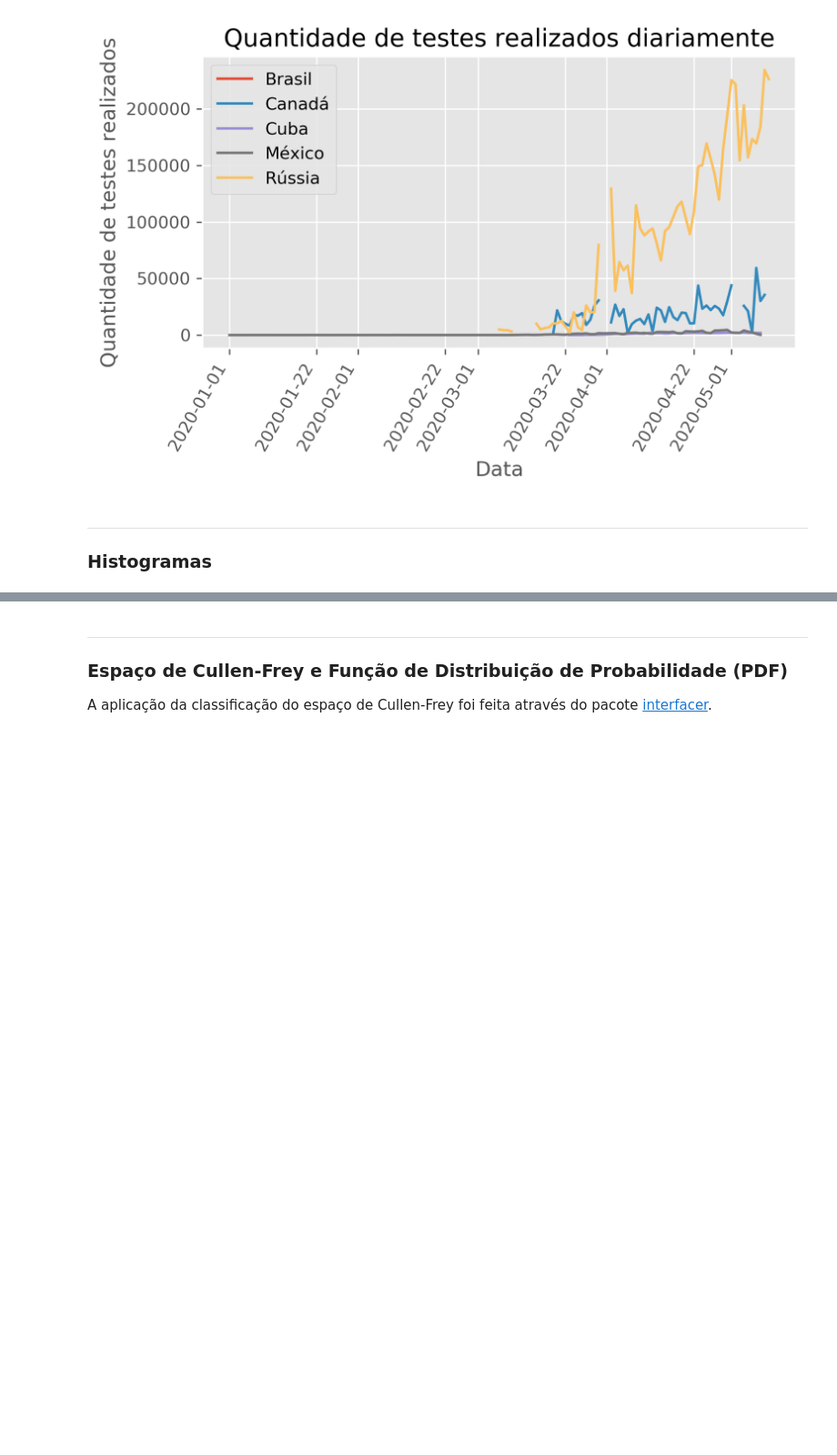
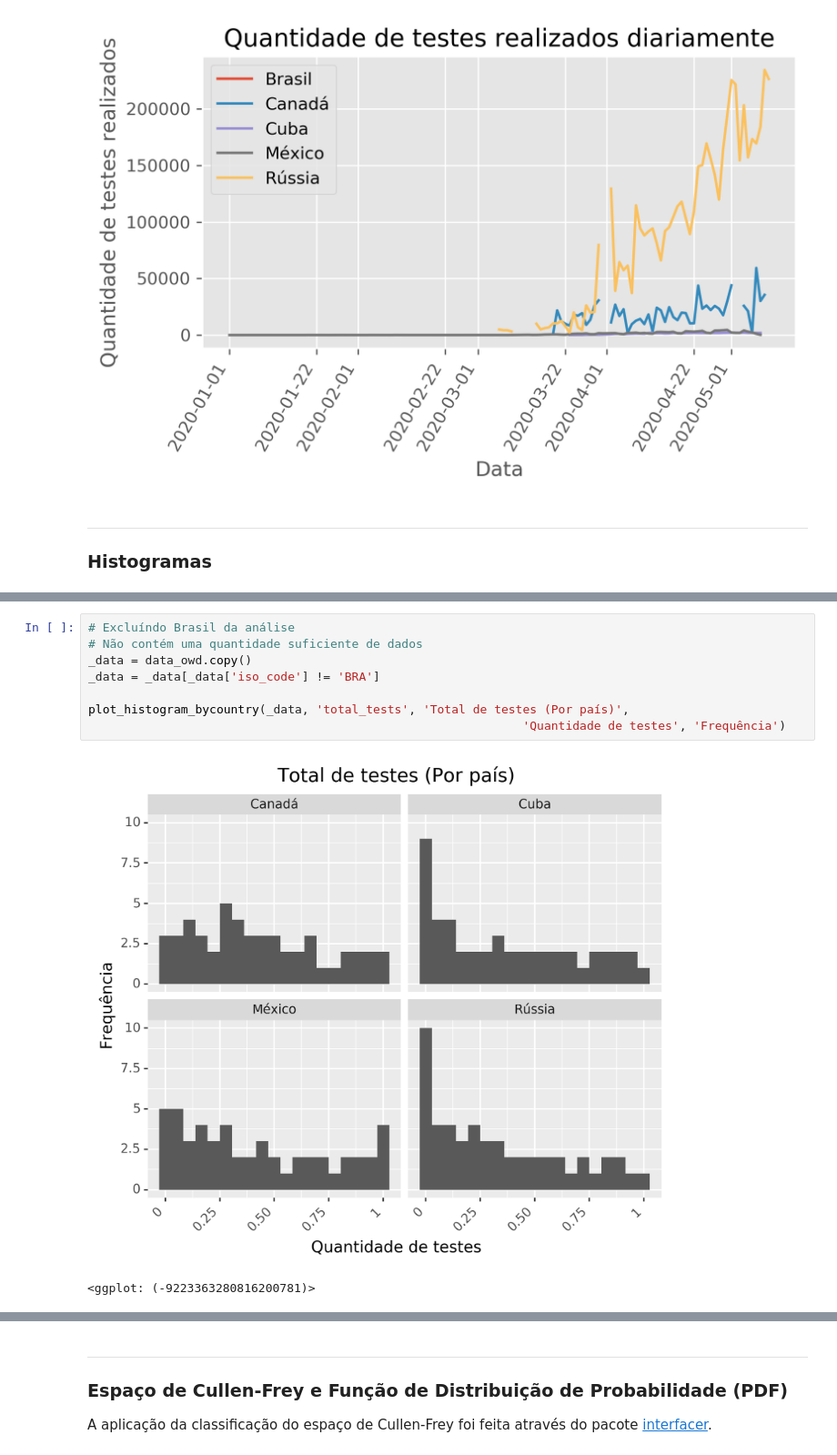
Before and after one commit to cmath-covid/trabalho-grupo-azul-CAP239, a Jupyter notebook: 2_analise_visualizacao_dos_dados/template.ipynb, the cells around one changed output, grey strips where cells are left out. Shown at 91% size. Drawn from its saved outputs; the diff is of its cells as text; blank space fills up the shorter version.

```diff
--- a/2_analise_visualizacao_dos_dados/template.ipynb
+++ b/2_analise_visualizacao_dos_dados/template.ipynb
@@ -257,0 +237,11 @@ labelerfnc = lambda x: NAMES[x]
+# %%
+# Excluíndo Brasil da análise
+# Não contém uma quantidade suficiente de dados
+_data = data_owd.copy()
+_data = _data[_data['iso_code'] != 'BRA']
+
+plot_histogram_bycountry(_data, 'total_tests', 'Total de testes (Por país)',
+                                                             'Quantidade de testes', 'Frequência')
+# %% [output]
+[figure, added]
+<ggplot: (-9223363280816200781)>
```
Also changed, not shown: parts of 30 cells of this notebook.
